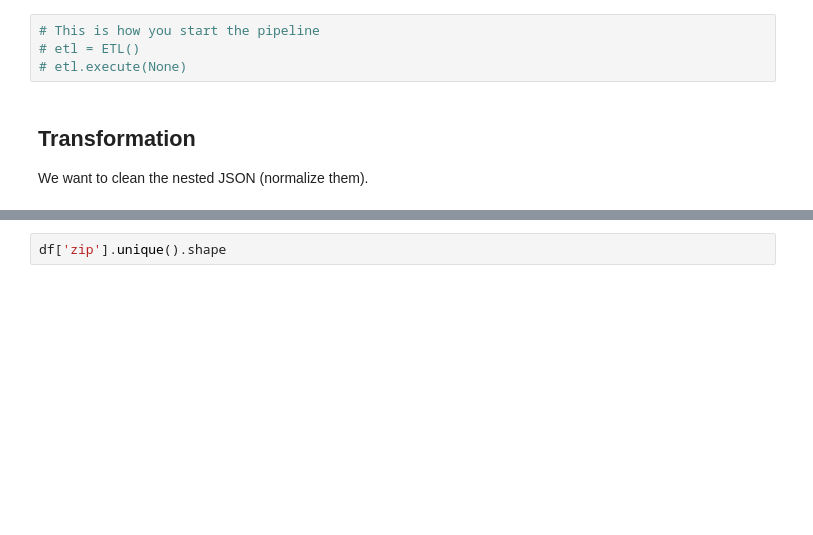
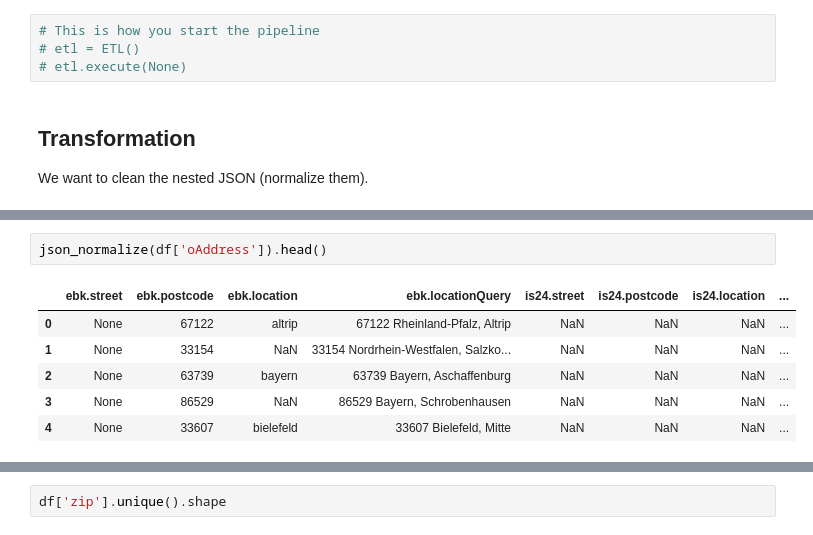
Before and after one commit to FollowJack/awesome-dataengineer-masterclass, a Jupyter notebook: 02_real_estate_roi_calculator/notebooks/playfield.ipynb, the cells around one changed output, grey strips where cells are left out. Cells and saved outputs as stored; diff of their text form; blank space fills up the shorter version.

```diff
--- a/02_real_estate_roi_calculator/notebooks/playfield.ipynb
+++ b/02_real_estate_roi_calculator/notebooks/playfield.ipynb
@@ -51 +147,10 @@ df.head()
+# %%
+json_normalize(df['oAddress']).head()
+# %% [output]
+|  | ebk.street | ebk.postcode | ebk.location | ebk.locationQuery | is24.street | is24.postcode | is24.location | ... |
+| 0 | None | 67122 | altrip | 67122 Rheinland-Pfalz, Altrip | NaN | NaN | NaN | ... |
+| 1 | None | 33154 | NaN | 33154 Nordrhein-Westfalen, Salzko... | NaN | NaN | NaN | ... |
+| 2 | None | 63739 | bayern | 63739 Bayern, Aschaffenburg | NaN | NaN | NaN | ... |
+| 3 | None | 86529 | NaN | 86529 Bayern, Schrobenhausen | NaN | NaN | NaN | ... |
+| 4 | None | 33607 | bielefeld | 33607 Bielefeld, Mitte | NaN | NaN | NaN | ... |
 # %%
```
Also changed, not shown: parts of 25 cells of this notebook.
